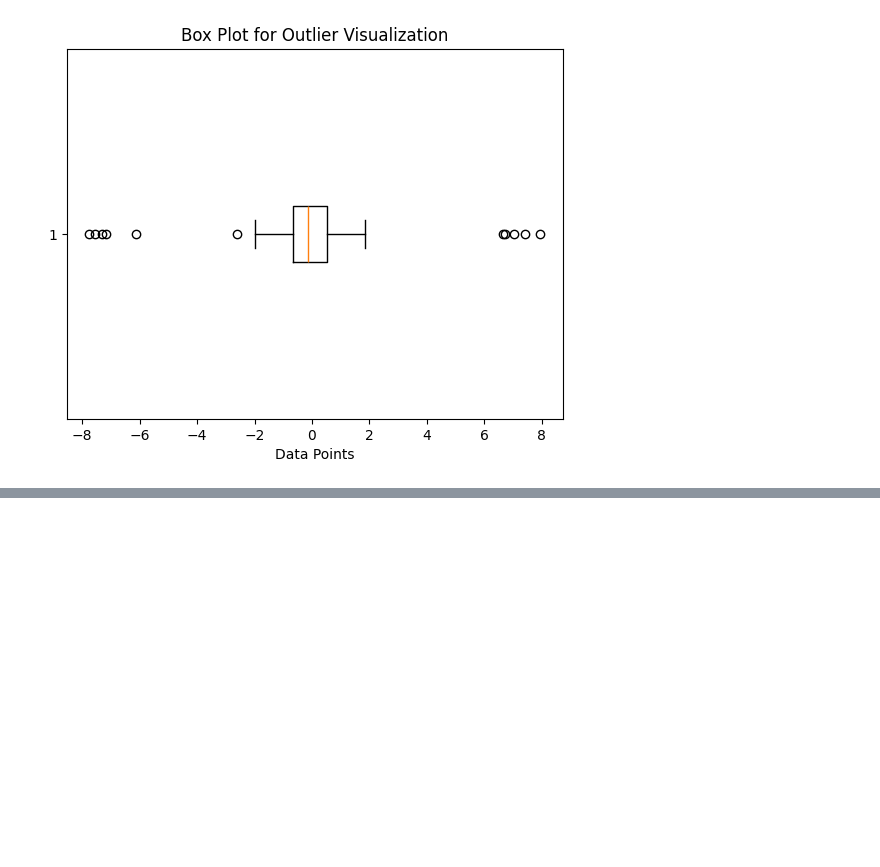
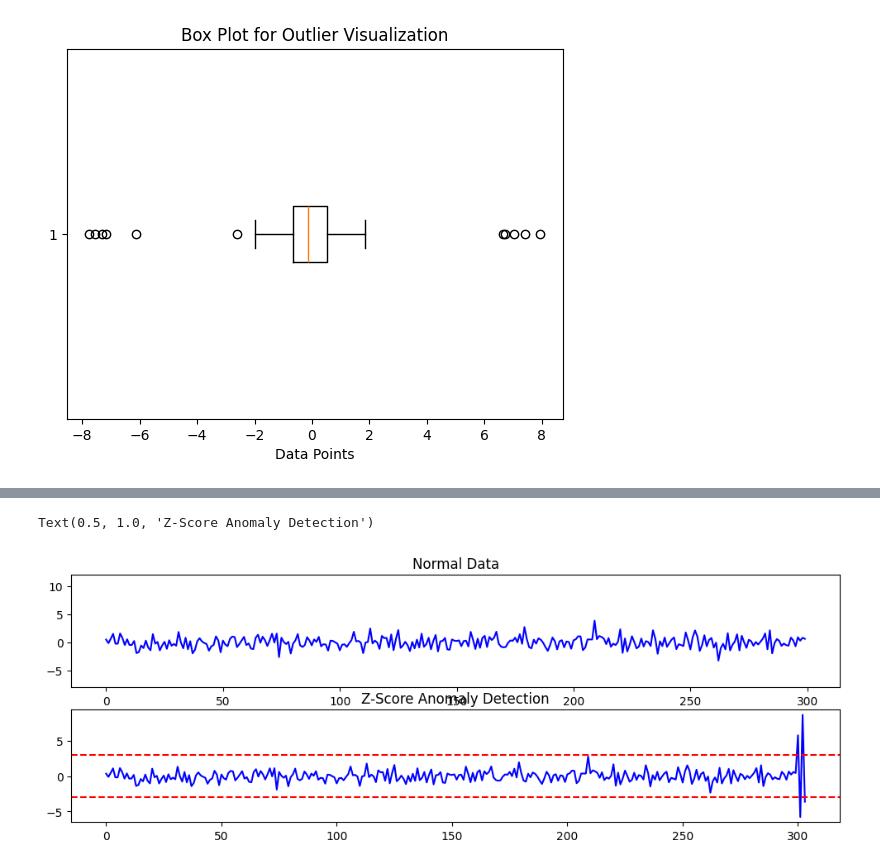
Before and after one commit to pm012/DataScience_sandbox, a Jupyter notebook: notebooks/module6/module6_2.ipynb, the cells around one changed output, grey strips where cells are left out. Drawn from its saved outputs; the diff is of its cells as text; code cells hidden in the pictures; blank space fills up the shorter version.

```diff
--- a/notebooks/module6/module6_2.ipynb
+++ b/notebooks/module6/module6_2.ipynb
@@ -26,0 +130,41 @@ plt.show()
+# %%
+import numpy as np
+import matplotlib.pyplot as plt
+from scipy.stats import zscore
+
+# Generate example data with anomalies
+np.random.seed(42)
+
+# Generate normal data
+normal_data = np.random.normal(loc=0, scale=1, size=300)
+
+st_deviation = normal_data.std()
+threshold = 3
+# %%
+# Introduce anomalies
+anomalies = np.array([8, -8, 12, -5])
+
+# Combine normal data with anomalies
+data = np.concatenate([normal_data, anomalies])
+
+# Calculate Z-Scores
+z_scores = zscore(data)
+
+# Plot the results
+plt.figure(figsize=(12,6))
+
+# Plot normal data
+plt.subplot(3, 1, 1)
+plt.plot(data[:-len(anomalies)], color='b', label='Normal data')
+plt.title('Normal Data')
+plt.ylim(anomalies.min(), anomalies.max())
+
+# Plot Z-Scores
+plt.subplot(3,1,2)
+plt.plot(z_scores, color='b', label = 'Z-Scores')
+plt.axhline(y=threshold, color='r', linestyle='--', label = 'Z-Score Threshold')
+plt.axhline(y=-threshold, color='r', linestyle='--')
+plt.title('Z-Score Anomaly Detection')
+# %% [output]
+Text(0.5, 1.0, 'Z-Score Anomaly Detection')
+[figure, added]
```
Also changed, not shown: parts of 29 cells of this notebook.
